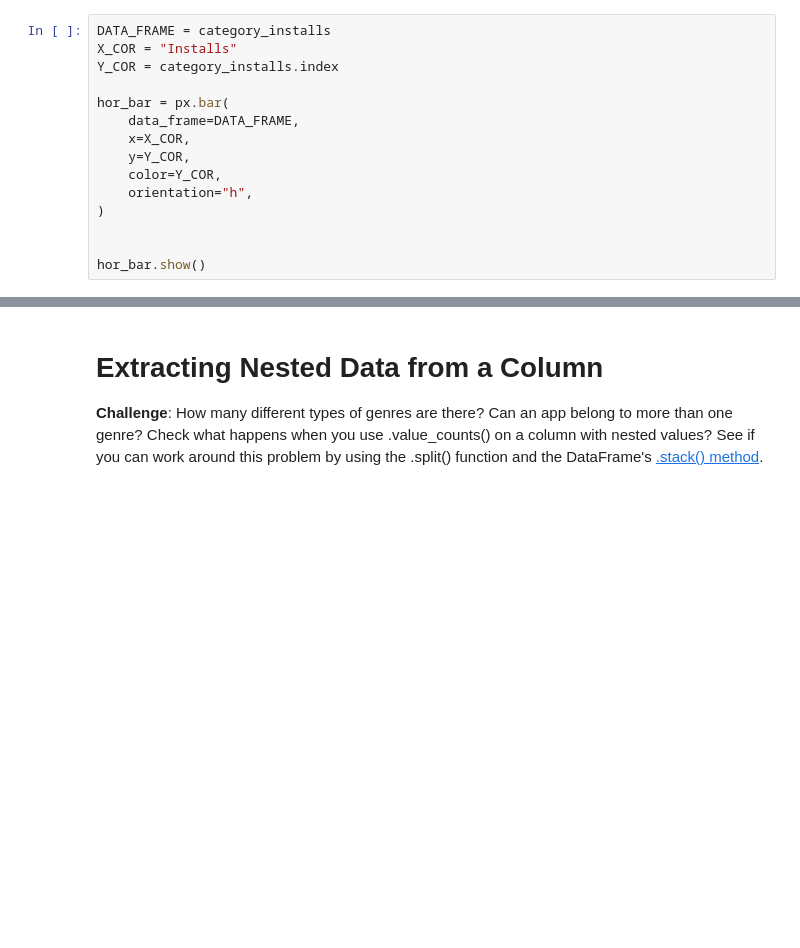
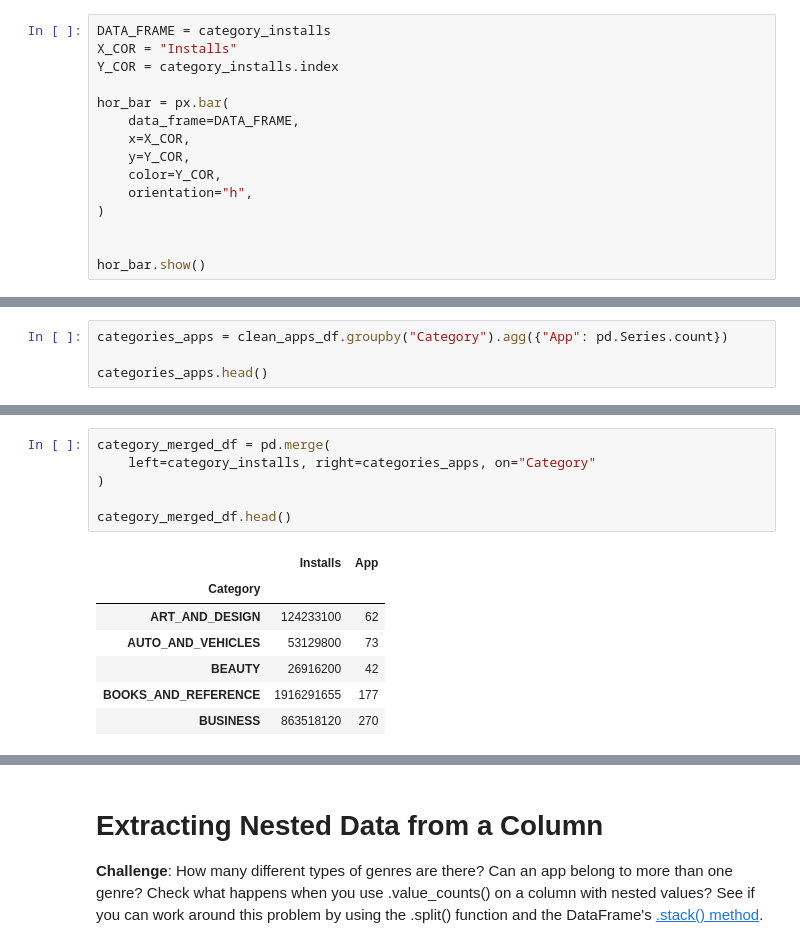
Before and after one commit to ahmedyar7/Data-Science-Projects, a Jupyter notebook: Google Play Store Analysis/main.ipynb, the cells around one changed output, grey strips where cells are left out. Saved outputs shown, nothing was run; the diff lists cells and outputs as text; blank space fills up the shorter version.

```diff
--- a/Google Play Store Analysis/main.ipynb
+++ b/Google Play Store Analysis/main.ipynb
@@ -353,0 +340,4 @@ _Hint_: Use the size, hover_name and color parameters in .scatter(). To scale th
+# %%
+categories_apps = clean_apps_df.groupby("Category").agg({"App": pd.Series.count})
+
+categories_apps.head()
@@ -353,0 +352,14 @@ _Hint_: Use the size, hover_name and color parameters in .scatter(). To scale th
+# %%
+category_merged_df = pd.merge(
+    left=category_installs, right=categories_apps, on="Category"
+)
+
+category_merged_df.head()
+# %% [output]
+|  | Installs | App |
+| Category |  |  |
+| ART_AND_DESIGN | 124233100 | 62 |
+| AUTO_AND_VEHICLES | 53129800 | 73 |
+| BEAUTY | 26916200 | 42 |
+| BOOKS_AND_REFERENCE | 1916291655 | 177 |
+| BUSINESS | 863518120 | 270 |
```
Also changed, not shown: parts of 5 cells of this notebook.
